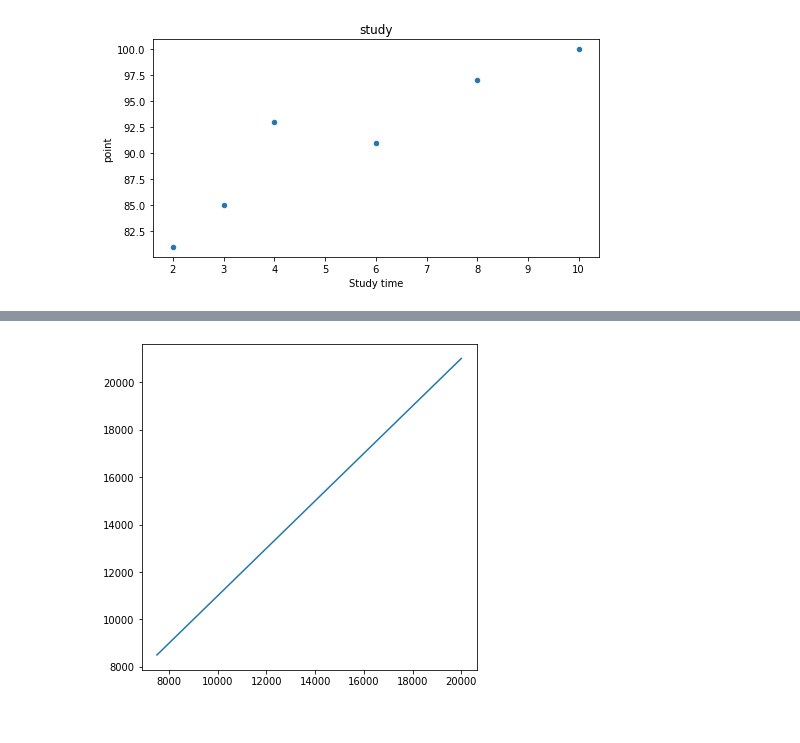
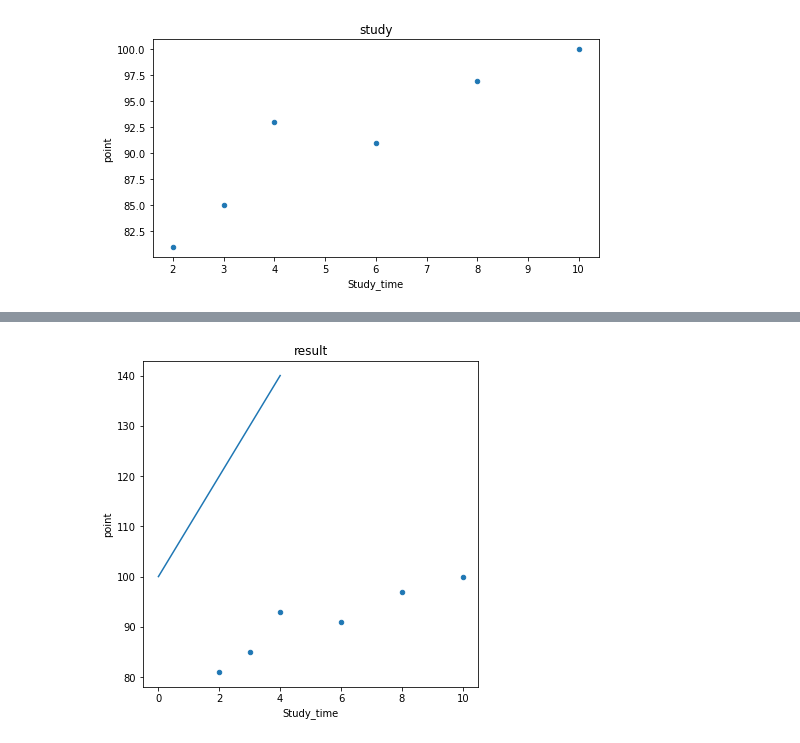
Before and after one commit to ParkEunHyeok/AI_Study, a Jupyter notebook: Simple_LinearRegression.ipynb, the cells around one changed output, grey strips where cells are left out. Cells and saved outputs as stored; diff of their text form; code cells hidden in the pictures.

```diff
--- a/Simple_LinearRegression.ipynb
+++ b/Simple_LinearRegression.ipynb
@@ -16,6 +14,6 @@ myfile = files.upload()
 Saving 6-2_Study_Time_Dataset.csv to 6-2_Study_Time_Dataset.csv
 # %%
 data = pd.read_csv(r'6-2_Study_Time_Dataset.csv')
-df = pd.DataFrame(data, columns=['Study time','point'])
-print(df)
+df = pd.DataFrame(data, columns=['Study_time','point'])
+print(df['point'])
 # %% [output]
@@ -35,9 +33,10 @@ plt.show()
 # %% [output]
 [figure]
 # %%
-W0s = np.linspace(-1000,1000,100)
-W1s = np.linspace(-1,1,100)
-
+temp = df.to_numpy()
+print(temp)
+W0s = df['point'].to_numpy()
+W1s = df['Study_time'].to_numpy()
 
 points = np.stack(np.meshgrid(W0s,W1s),axis=-1) # 가중치 조합 만들기
 points = points.reshape(-1,2)
@@ -47,7 +52,7 @@ print("가중치 조합(w0, w1)의 갯수 : ", points.shape[0])
 # %%
 def calculate_MSE(W0, W1):
-    X = movie_df.nums_want_to_see # 독립 변수, 보고싶어요 수
-    y_true = movie_df.nums_audience # 실제값
+    X = df.Study_time # 독립 변수, 보고싶어요 수
+    y_true = df.point # 실제값
 
     y_pred = W1*X+W0 # 가중치 조합을 통한 예측값
     return ((y_true - y_pred)**2).mean() # MSE
@@ -127,11 +132,13 @@ Name: 100, dtype: float64
 # %%
 fig = plt.figure(figsize=(6,6))
 ax = fig.add_subplot(1,1,1)
-x = np.arange(7500, 20000)
+x = np.arange(0, 5)
 
 y = W1 * x + W0
 
 plt.plot(x, y)
+df.plot(x='Study_time',y='point',
+              kind='scatter', ax=ax, title="result")
 plt.show()
 # %% [output]
-[figure, old version]
+[figure, new version]
```
Also changed, not shown: parts of 8 cells of this notebook.
